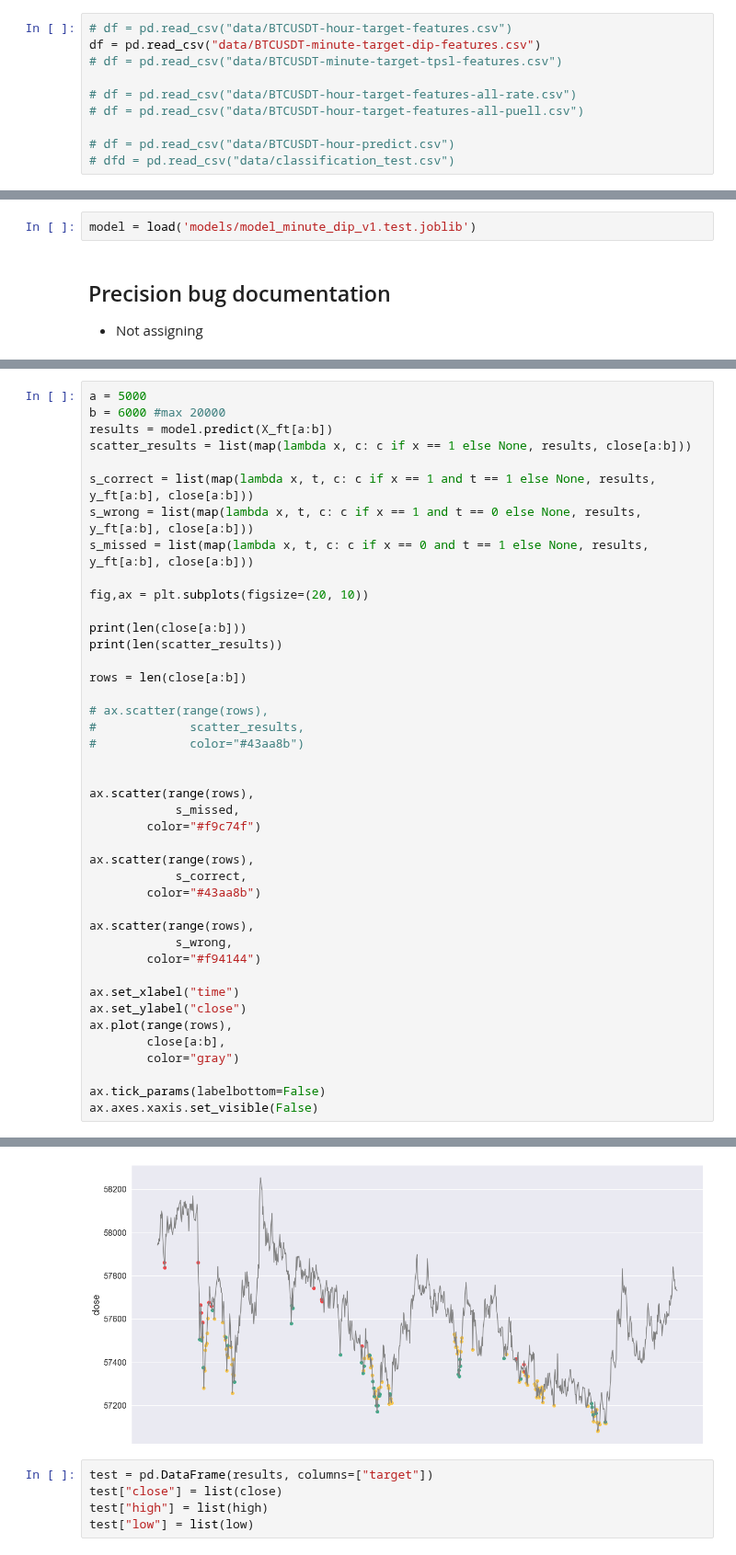
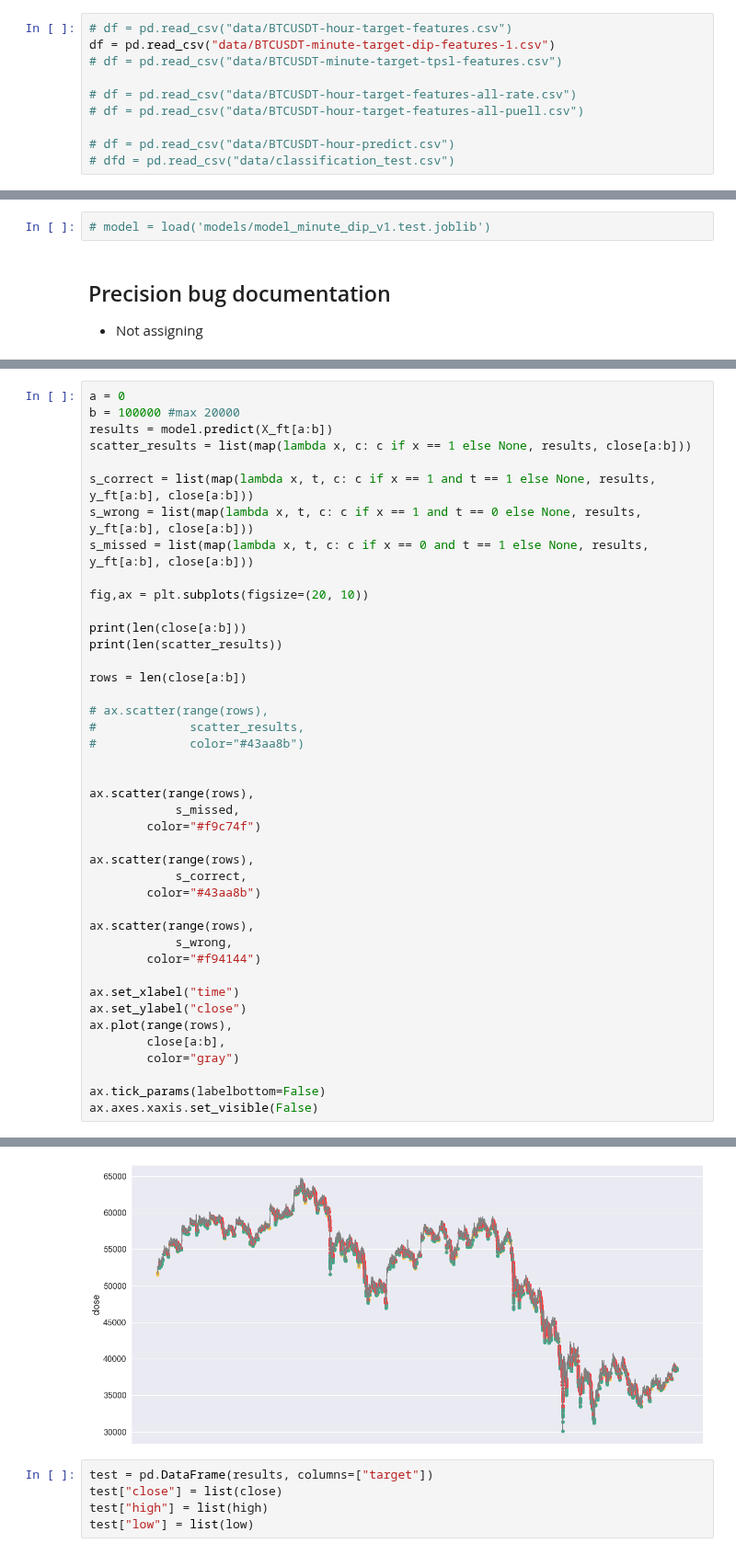
Before and after one commit to sunnymnie/bitcoin-printer, a Jupyter notebook: c-test.ipynb, the cells around one changed output, grey strips where cells are left out. Shown at 92% size. Cells and saved outputs as stored; diff of their text form.

```diff
--- a/c-test.ipynb
+++ b/c-test.ipynb
@@ -22,6 +23,6 @@ import time
 # %%
 # df = pd.read_csv("data/BTCUSDT-hour-target-features.csv")
-df = pd.read_csv("data/BTCUSDT-minute-target-dip-features.csv")
+df = pd.read_csv("data/BTCUSDT-minute-target-dip-features-1.csv")
 # df = pd.read_csv("data/BTCUSDT-minute-target-tpsl-features.csv")
 
 # df = pd.read_csv("data/BTCUSDT-hour-target-features-all-rate.csv")
@@ -118,5 +169,5 @@ print("--- %s seconds ---" % (time.time() - start_time))
 # %%
-model = load('models/model_minute_dip_v1.test.joblib')
+# model = load('models/model_minute_dip_v1.test.joblib')
 # %% [markdown]
 ## Precision bug documentation
 
@@ -156,6 +210,6 @@ d
 # %%
-a = 5000
-b = 6000 #max 20000
+a = 0
+b = 100000 #max 20000
 results = model.predict(X_ft[a:b])
 scatter_results = list(map(lambda x, c: c if x == 1 else None, results, close[a:b]))
 
@@ -201,4 +255,4 @@ ax.axes.xaxis.set_visible(False)
-[figure, old version]
+[figure, new version]
 # %%
 test = pd.DataFrame(results, columns=["target"])
 test["close"] = list(close)
```
Also changed, not shown: parts of 13 cells of this notebook, 6 other files.
